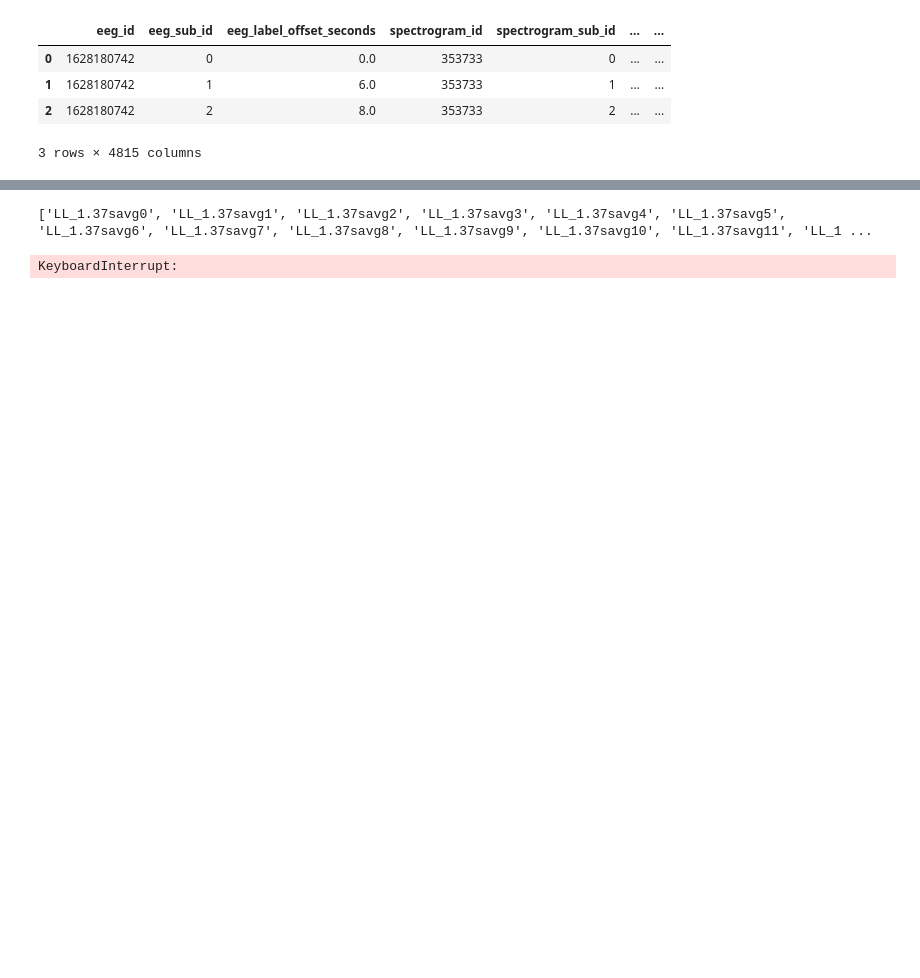
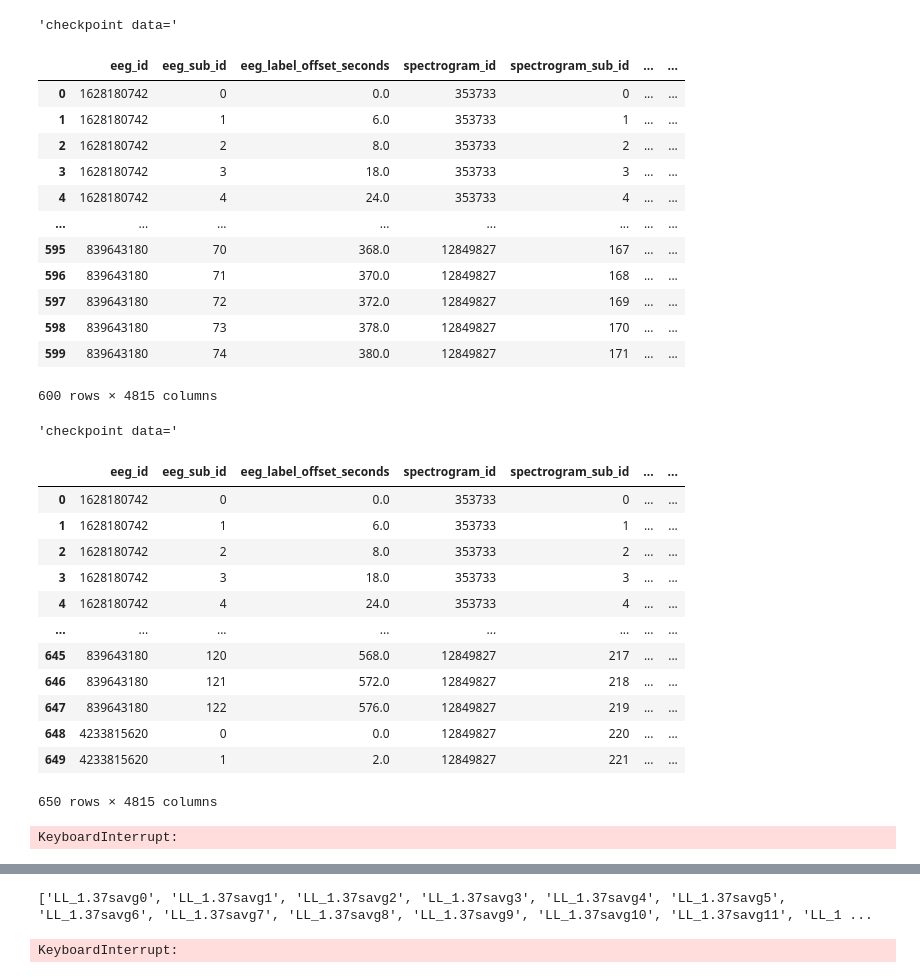
Before and after one commit to blur0b0t/kaggle_hms, a Jupyter notebook: format_data.ipynb, the cells around one changed output, grey strips where cells are left out. Cells and saved outputs as stored; diff of their text form; code cells hidden in the pictures; blank space fills up the shorter version.

Commit message:
mod:checkpoint

```diff
--- a/format_data.ipynb
+++ b/format_data.ipynb
@@ -6,6 +6,18 @@ kaggle_temp="./kaggle/temp1"
 
 pd.set_option('display.max_rows', 10)
 pd.set_option('display.max_columns', 10)
+# %%
+cp_path=f'{kaggle_temp}/f_data_cp.csv'
+cp_size=50
+def checkpoint_data(f_data):
+    display("checkpoint data=",f_data)
+    f_data.to_csv(cp_path,index=False)
+def load_checkpoint_data():
+    try:
+        f_data=pd.read_csv(cp_path)
+        return f_data
+    except Exception as e:
+        return pd.DataFrame([])
 # %%
 # plen=0.001
 plen=1
@@ -19,36 +31,73 @@ f_data=train_data.copy() if fi==0 else test_data.copy()
 f_data=f_data.loc[:len(f_data)*plen,:]
 
 # embedding averages for spectogram
+f_data_cp=load_checkpoint_data()
+start_cp=start_cpi=len(f_data_cp)
 savg_cols=[]
 tdf_avgs=pd.DataFrame()
-for i in range(len(f_data)):
+if len(f_data_cp)!=0:
+    savgs_index=[i+1 for i in range(len(f_data_cp.columns)) if f_data_cp.columns[i]=='other_vote']
+    tdf_avgs=f_data_cp.iloc[:,savgs_index[0]:]
+for i in range(start_cp,len(f_data)):
+    # checkpointing data
+    if i%cp_size==0 :
+        # t_df=pd.concat([f_data.iloc[start_cpi:i],tdf_avgs.iloc[max(i-start_cp-cp_size,0):].set_axis([i for i in range(start_cpi,i)])],axis=1)
+        t_df=pd.concat([f_data.iloc[start_cpi:i],tdf_avgs.iloc[start_cpi:i]],axis=1)
+        f_data_cp=pd.concat([f_data_cp,t_df],axis=0)
+        checkpoint_data(f_data_cp)
+        start_cpi=i
+
     spect_id=f_data.loc[i,'spectrogram_id']
     # print(spect_id)
     spect_data=pd.read_parquet(f"{kaggle_input}/{'train' if fi==0 else 'test'}_spectrograms/{spect_id}.parquet")
     spect_cols=spect_data.columns
     spect_cols=[spect_cols[i] for i in range(len(spect_cols)) if i%5==0 and i!=0]
     # print(spect_cols)
     # print(len(spect_cols))
     rdf_avgs=pd.DataFrame()
     for spect_col in spect_cols:
         avgi=5
         avgs=[sum(spect_data.loc[i:i+avgi,spect_col])/avgi for i in range(0,min(len(spect_data),300),avgi)]
         # print(avgs)
         # print(len(avgs))
         df_avgs=pd.DataFrame([avgs],columns=[f'{spect_col}savg{t}' for t in range(len(avgs)) ])
         rdf_avgs=pd.concat([rdf_avgs,df_avgs],axis=1)
     # display("rdf=",rdf_avgs)
     tdf_avgs=pd.concat([tdf_avgs,rdf_avgs],axis=0,ignore_index=True)
     savg_cols=tdf_avgs.columns.tolist()
     # display("tdf=",tdf_avgs)
 f_data=pd.concat([f_data,tdf_avgs],axis=1)
 
 
 # print(len(f_data.columns))
 f_data[:3]
 # %% [output]
+'checkpoint data='
 |  | eeg_id | eeg_sub_id | eeg_label_offset_seconds | spectrogram_id | spectrogram_sub_id | ... | ... |
 | 0 | 1628180742 | 0 | 0.0 | 353733 | 0 | ... | ... |
 | 1 | 1628180742 | 1 | 6.0 | 353733 | 1 | ... | ... |
 | 2 | 1628180742 | 2 | 8.0 | 353733 | 2 | ... | ... |
+| 3 | 1628180742 | 3 | 18.0 | 353733 | 3 | ... | ... |
+| 4 | 1628180742 | 4 | 24.0 | 353733 | 4 | ... | ... |
+| ... | ... | ... | ... | ... | ... | ... | ... |
+| 595 | 839643180 | 70 | 368.0 | 12849827 | 167 | ... | ... |
+| 596 | 839643180 | 71 | 370.0 | 12849827 | 168 | ... | ... |
+| 597 | 839643180 | 72 | 372.0 | 12849827 | 169 | ... | ... |
+| 598 | 839643180 | 73 | 378.0 | 12849827 | 170 | ... | ... |
+| 599 | 839643180 | 74 | 380.0 | 12849827 | 171 | ... | ... |
-3 rows × 4815 columns
+600 rows × 4815 columns
+'checkpoint data='
+|  | eeg_id | eeg_sub_id | eeg_label_offset_seconds | spectrogram_id | spectrogram_sub_id | ... | ... |
+| 0 | 1628180742 | 0 | 0.0 | 353733 | 0 | ... | ... |
+| 1 | 1628180742 | 1 | 6.0 | 353733 | 1 | ... | ... |
+| 2 | 1628180742 | 2 | 8.0 | 353733 | 2 | ... | ... |
+| 3 | 1628180742 | 3 | 18.0 | 353733 | 3 | ... | ... |
+| 4 | 1628180742 | 4 | 24.0 | 353733 | 4 | ... | ... |
+| ... | ... | ... | ... | ... | ... | ... | ... |
+| 645 | 839643180 | 120 | 568.0 | 12849827 | 217 | ... | ... |
+| 646 | 839643180 | 121 | 572.0 | 12849827 | 218 | ... | ... |
+| 647 | 839643180 | 122 | 576.0 | 12849827 | 219 | ... | ... |
+| 648 | 4233815620 | 0 | 0.0 | 12849827 | 220 | ... | ... |
+| 649 | 4233815620 | 1 | 2.0 | 12849827 | 221 | ... | ... |
+650 rows × 4815 columns
+KeyboardInterrupt:
```
Also changed, not shown: parts of 1 cell of this notebook.
